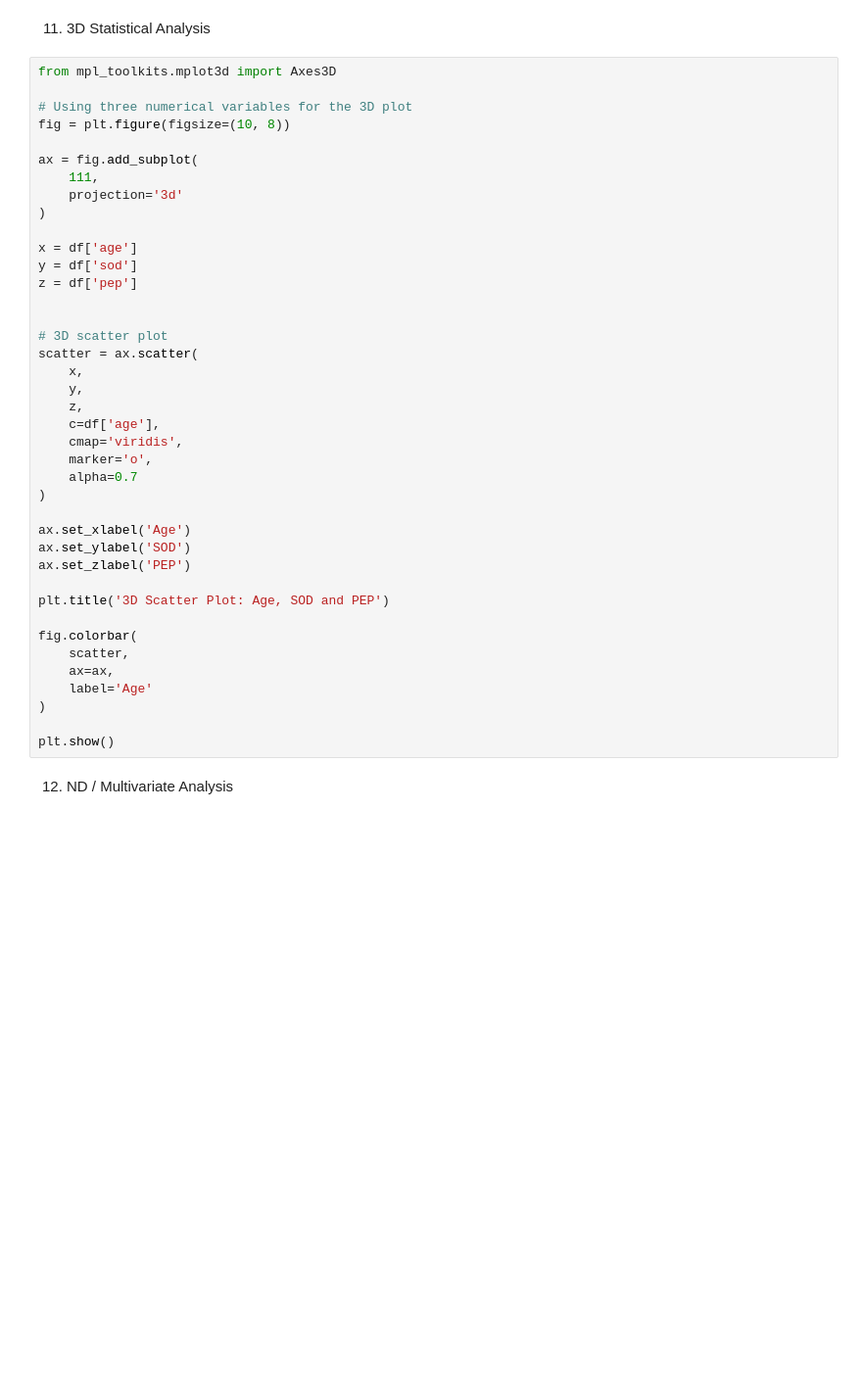
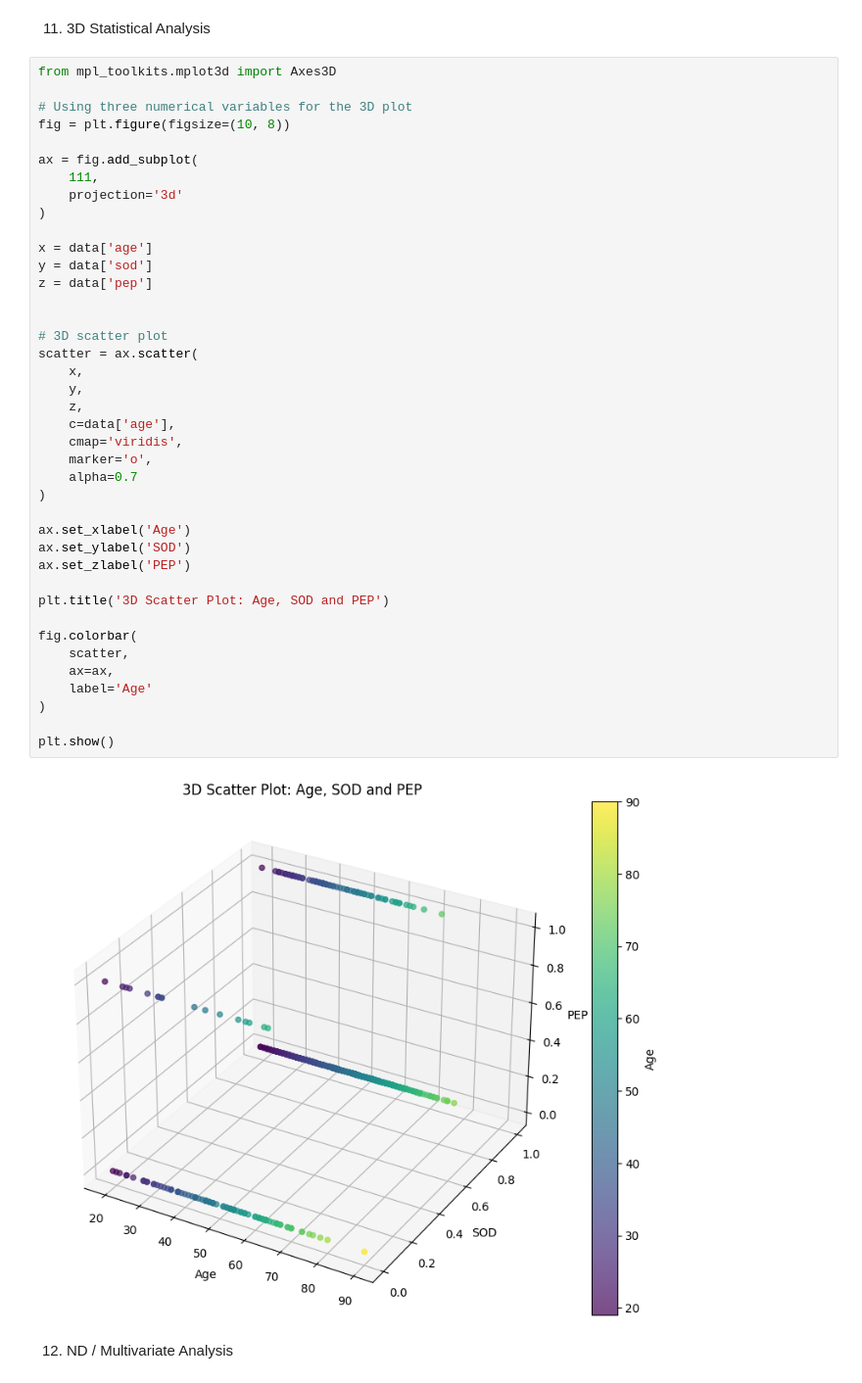
Before and after one commit to Arnavpanwar1312/Arnav_Panwar, a Jupyter notebook: EDA_Project.ipynb, the cells around one changed output. Shown at 98% size. Cells and saved outputs as stored; diff of their text form; blank space fills up the shorter version.

```diff
--- a/EDA_Project.ipynb
+++ b/EDA_Project.ipynb
@@ -532,37 +587,39 @@ fig = plt.figure(figsize=(10, 8))
 ax = fig.add_subplot(
     111,
     projection='3d'
 )
 
-x = df['age']
-y = df['sod']
-z = df['pep']
+x = data['age']
+y = data['sod']
+z = data['pep']
 
 
 # 3D scatter plot
 scatter = ax.scatter(
     x,
     y,
     z,
-    c=df['age'],
+    c=data['age'],
     cmap='viridis',
     marker='o',
     alpha=0.7
 )
 
 ax.set_xlabel('Age')
 ax.set_ylabel('SOD')
 ax.set_zlabel('PEP')
 
 plt.title('3D Scatter Plot: Age, SOD and PEP')
 
 fig.colorbar(
     scatter,
     ax=ax,
     label='Age'
 )
 
 plt.show()
+# %% [output]
+[figure, added]
 # %% [markdown]
 12. ND / Multivariate Analysis
 # %%
```
Also changed, not shown: parts of 9 cells of this notebook.
